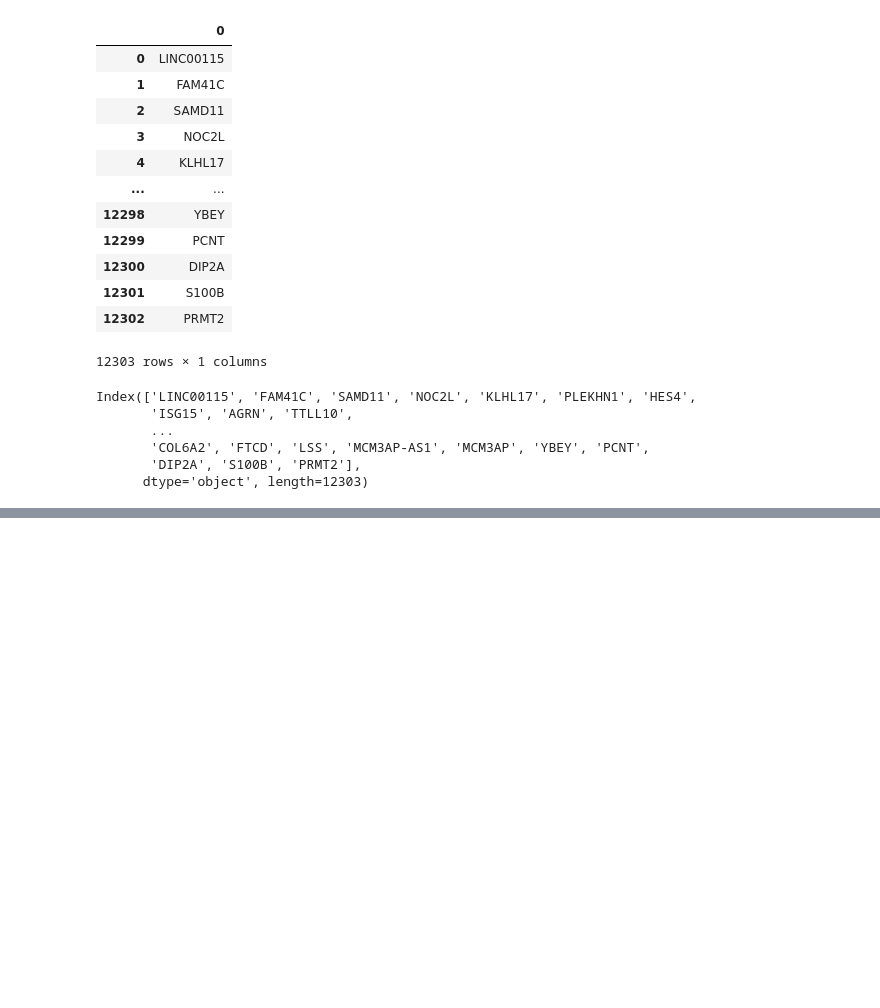
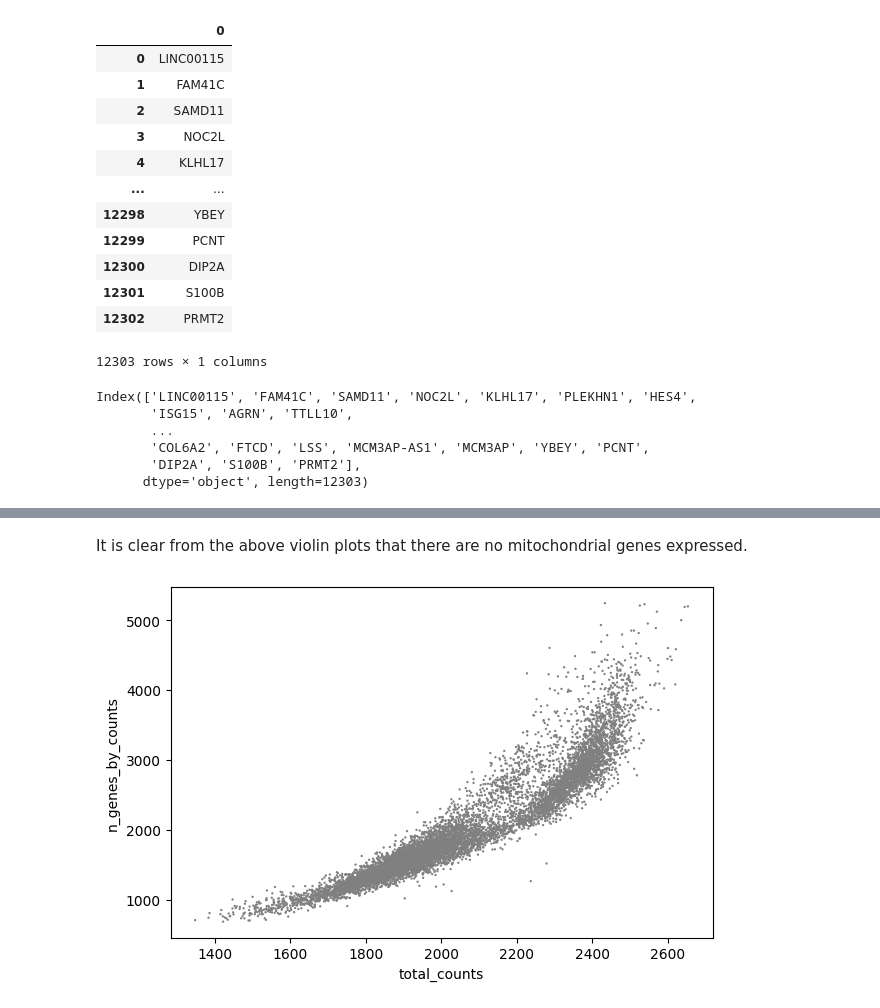
Before and after one commit to Advaith-Kannan/Computational-Genomics, a Jupyter notebook: Assignment-1/Notebook1.ipynb, the cells around one changed output, grey strips where cells are left out. Cells and saved outputs as stored; diff of their text form; code cells hidden in the pictures; blank space fills up the shorter version.

```diff
--- a/Assignment-1/Notebook1.ipynb
+++ b/Assignment-1/Notebook1.ipynb
@@ -72,0 +99,6 @@ Index(['LINC00115', 'FAM41C', 'SAMD11', 'NOC2L', 'KLHL17', 'PLEKHN1', 'HES4',
+# %% [markdown]
+It is clear from the above violin plots that there are no mitochondrial genes expressed.
+# %%
+sc.pl.scatter(matrix, "total_counts", "n_genes_by_counts")
+# %% [output]
+[figure, added]
```
Also changed, not shown: parts of 15 cells of this notebook.
